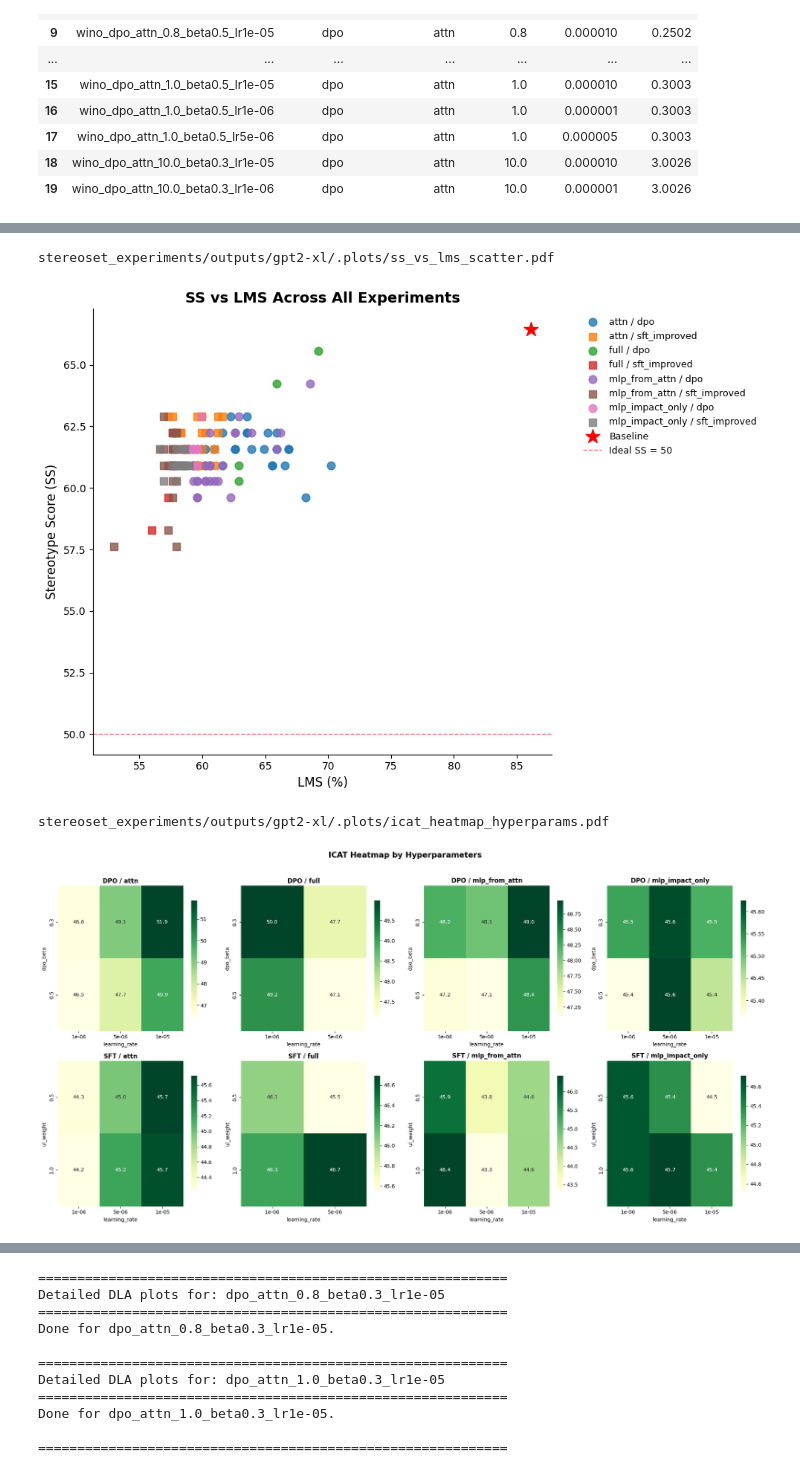
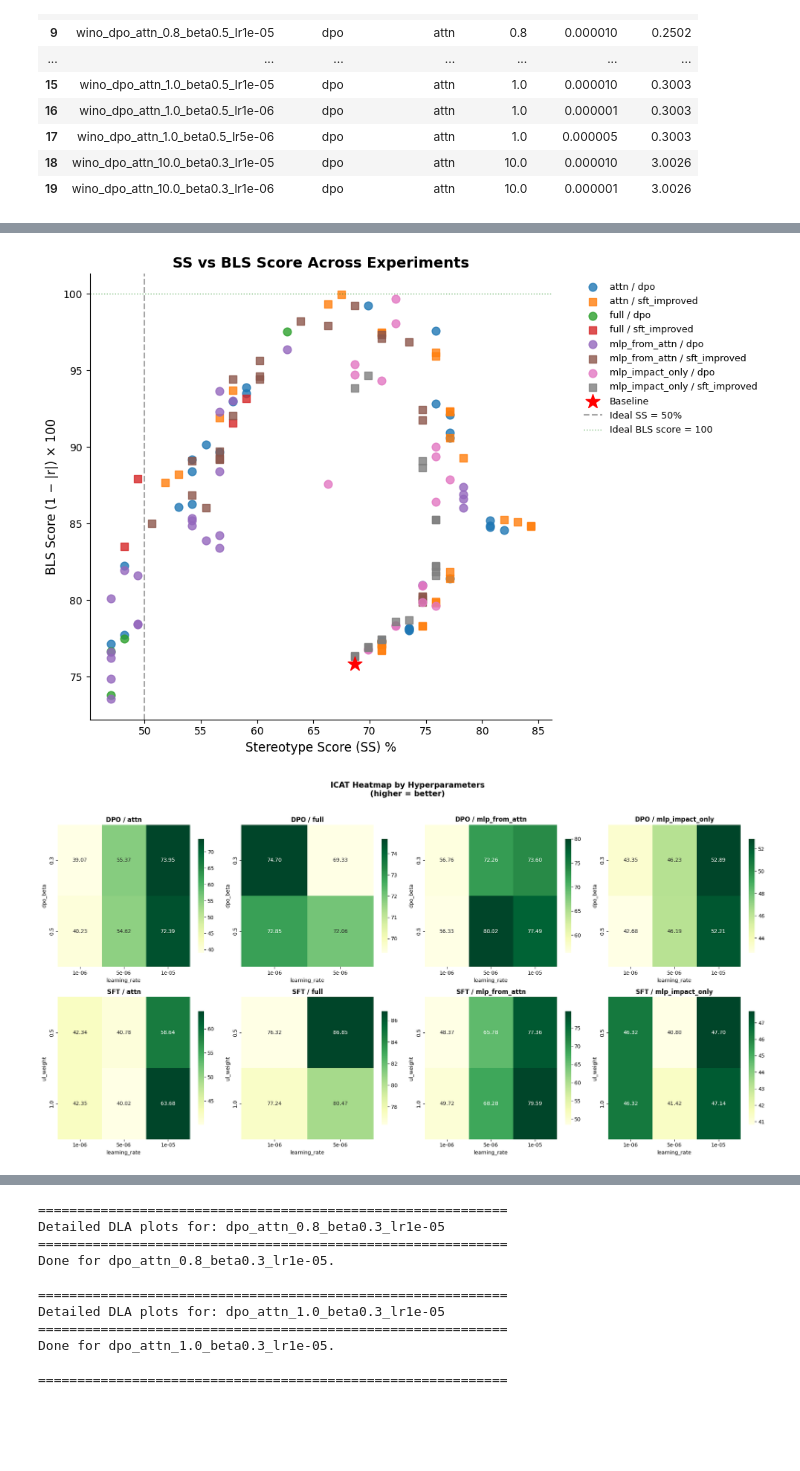
Before and after one commit to MartaSamoilenko/bias-mitigation-interpretability, a Jupyter notebook: experiments/winogender/fine_tuned_analysis.ipynb, the cells around one changed output, grey strips where cells are left out. Saved outputs shown, nothing was run; the diff lists cells and outputs as text; code cells hidden in the pictures; blank space fills up the shorter version.

Commit message:
winogender update

```diff
--- a/experiments/winogender/fine_tuned_analysis.ipynb
+++ b/experiments/winogender/fine_tuned_analysis.ipynb
@@ -225,8 +220,9 @@ baseline_prob = s3_utils.read_csv("outputs/gpt2-xl/winogender/baseline/test/pron
 baseline_impact = s3_utils.read_csv("outputs/gpt2-xl/winogender/baseline/test/accumulated_impact.csv")
 
 baseline_metrics, baseline_bias_df = compute_run_metrics(baseline_prob, meta_df)
-print(f"Baseline metrics -- occ_stereo_match: {baseline_metrics['occ_stereo_match_%']:.2f}%, "
-      f"mean_diff_stereo: {baseline_metrics['mean_diff_stereo']:.4f}")
+print(f"Baseline metrics -- SS: {baseline_metrics['SS']:.2f}%, "
+      f"BLS_r: {baseline_metrics['BLS_r']:.4f}, BLS_score: {baseline_metrics['BLS_score']:.2f}, "
+      f"ICAT: {baseline_metrics['ICAT']:.2f}")
 
 loaded_runs = {}
 metric_rows = []
@@ -274,7 +270,7 @@ for i, row in runs_metadata_df.iterrows():
     loaded_runs[rid] = {"prob": prob_df, "impact": impact_df, "bias_df": run_bias_df}
 
 metrics_df = pd.DataFrame(metric_rows)
-metrics_df["abs_diff_stereo"] = np.abs(metrics_df["mean_diff_stereo"])
+metrics_df["SS_deviation"] = np.abs(metrics_df["SS"] - 50)
 print(f"\nLoaded test results for {len(metrics_df) - 1} fine-tuned runs + 1 baseline = {len(metrics_df)} total.")
 # %% [output]
 Loading test metadata ...
@@ -327,7 +324,7 @@ for exp_type in ft_df["experiment_type"].unique():
         if subset.empty:
             continue
         ax.scatter(
-            subset["occ_stereo_match_%"], subset["mean_diff_stereo"],
+            subset["SS"], subset["BLS_score"],
             label=f"{exp_type} / {loss_type}",
             marker=markers_map.get(loss_type, "^"),
             s=60, alpha=0.8,
@@ -335,22 +332,21 @@ for exp_type in ft_df["experiment_type"].unique():
 
 bl = metrics_df[metrics_df["loss_type"] == "none"]
 if not bl.empty:
-    ax.scatter(bl["occ_stereo_match_%"], bl["mean_diff_stereo"],
+    ax.scatter(bl["SS"], bl["BLS_score"],
                marker="*", s=200, color="red", zorder=5, label="Baseline")
 
-ax.axhline(y=0, color="gray", linestyle="--", linewidth=1, alpha=0.6, label="Ideal diff = 0")
-ax.axvline(x=50, color="gray", linestyle=":", linewidth=1, alpha=0.6, label="Chance stereo match = 50%")
-ax.set_xlabel("Occupation Stereotype Match (%)", fontsize=12)
-ax.set_ylabel("Mean Differential Stereotype P", fontsize=12)
-ax.set_title("Stereotype Match vs Differential Bias Across Experiments", fontweight="bold", fontsize=14)
+ax.axvline(x=50, color="gray", linestyle="--", linewidth=1.5, alpha=0.7, label="Ideal SS = 50%")
+ax.axhline(y=100, color="green", linestyle=":", linewidth=1, alpha=0.5, label="Ideal BLS score = 100")
+ax.set_xlabel("Stereotype Score (SS) %", fontsize=12)
+ax.set_ylabel("BLS Score (1 − |r|) × 100", fontsize=12)
+ax.set_title("SS vs BLS Score Across Experiments", fontweight="bold", fontsize=14)
 ax.legend(bbox_to_anchor=(1.05, 1), loc="upper left", frameon=False, fontsize=9)
 sns.despine()
 plt.tight_layout()
-s3_utils.save_plot(fig, "outputs/gpt2-xl/winogender/plots/ft_stereo_match_vs_diff.pdf")
+s3_utils.save_plot(fig, "outputs/gpt2-xl/winogender/plots/ft_ss_vs_bls_score.pdf")
 plt.show()
 # %% [output]
-stereoset_experiments/outputs/gpt2-xl/.plots/ss_vs_lms_scatter.pdf
-[figure, old version]
+[figure, new version]
 # %%
 dpo_df = ft_df[ft_df["loss_type"] == "dpo"].copy()
 sft_df = ft_df[ft_df["loss_type"] == "sft_improved"].copy()
@@ -358,39 +354,38 @@ sft_df = ft_df[ft_df["loss_type"] == "sft_improved"].copy()
 exp_types = sorted(ft_df["experiment_type"].unique())
 n_exp = len(exp_types)
 
 fig, axes = plt.subplots(2, max(n_exp, 1), figsize=(5 * max(n_exp, 1), 10), squeeze=False)
-fig.suptitle("|Differential Stereotype| Heatmap by Hyperparameters\n(lower = less biased)",
+fig.suptitle("ICAT Heatmap by Hyperparameters\n(higher = better)",
              fontweight="bold", fontsize=15, y=1.02)
 
 for col_idx, exp_type in enumerate(exp_types):
     sub = dpo_df[dpo_df["experiment_type"] == exp_type]
     if not sub.empty:
         pivot = sub.pivot_table(index="dpo_beta", columns="learning_rate",
-                                values="abs_diff_stereo", aggfunc="mean")
-        sns.heatmap(pivot, annot=True, fmt=".4f", cmap="YlGn_r", ax=axes[0, col_idx],
+                                values="ICAT", aggfunc="mean")
+        sns.heatmap(pivot, annot=True, fmt=".2f", cmap="YlGn", ax=axes[0, col_idx],
                     cbar_kws={"shrink": 0.8})
         axes[0, col_idx].set_title(f"DPO / {exp_type}", fontweight="bold")
         axes[0, col_idx].set_ylabel("dpo_beta")
         axes[0, col_idx].set_xlabel("learning_rate")
     else:
         axes[0, col_idx].set_visible(False)
 
     sub = sft_df[sft_df["experiment_type"] == exp_type]
     if not sub.empty:
         pivot = sub.pivot_table(index="ul_weight", columns="learning_rate",
-                                values="abs_diff_stereo", aggfunc="mean")
-        sns.heatmap(pivot, annot=True, fmt=".4f", cmap="YlGn_r", ax=axes[1, col_idx],
+                                values="ICAT", aggfunc="mean")
+        sns.heatmap(pivot, annot=True, fmt=".2f", cmap="YlGn", ax=axes[1, col_idx],
                     cbar_kws={"shrink": 0.8})
         axes[1, col_idx].set_title(f"SFT / {exp_type}", fontweight="bold")
         axes[1, col_idx].set_ylabel("ul_weight")
         axes[1, col_idx].set_xlabel("learning_rate")
     else:
         axes[1, col_idx].set_visible(False)
 
 plt.tight_layout()
-s3_utils.save_plot(fig, "outputs/gpt2-xl/winogender/plots/ft_diff_stereo_heatmap.pdf")
+s3_utils.save_plot(fig, "outputs/gpt2-xl/winogender/plots/ft_icat_heatmap.pdf")
 plt.show()
 # %% [output]
-stereoset_experiments/outputs/gpt2-xl/.plots/icat_heatmap_hyperparams.pdf
-[figure, old version]
+[figure, new version]
 # %%
```
Also changed, not shown: parts of 8 cells of this notebook.
